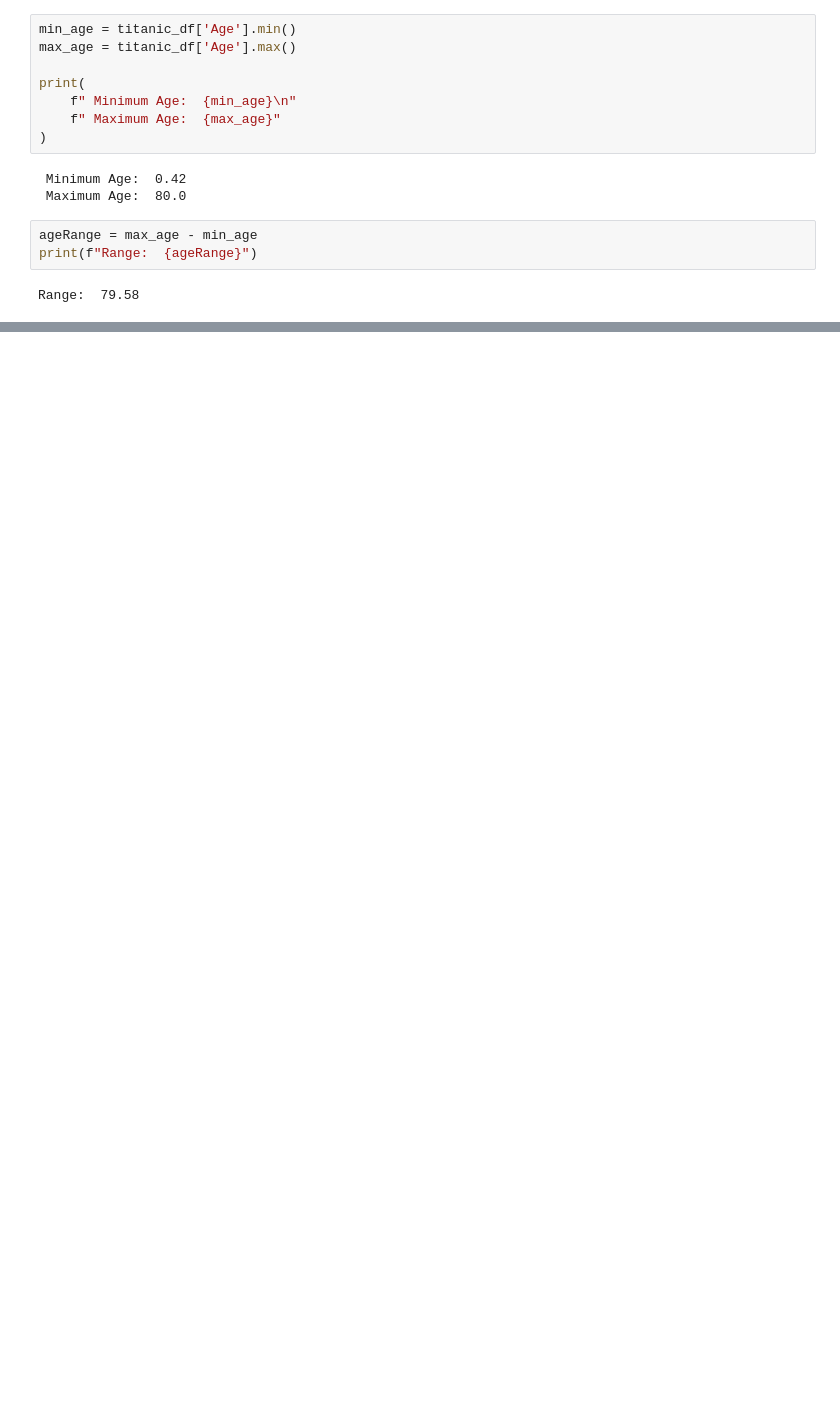
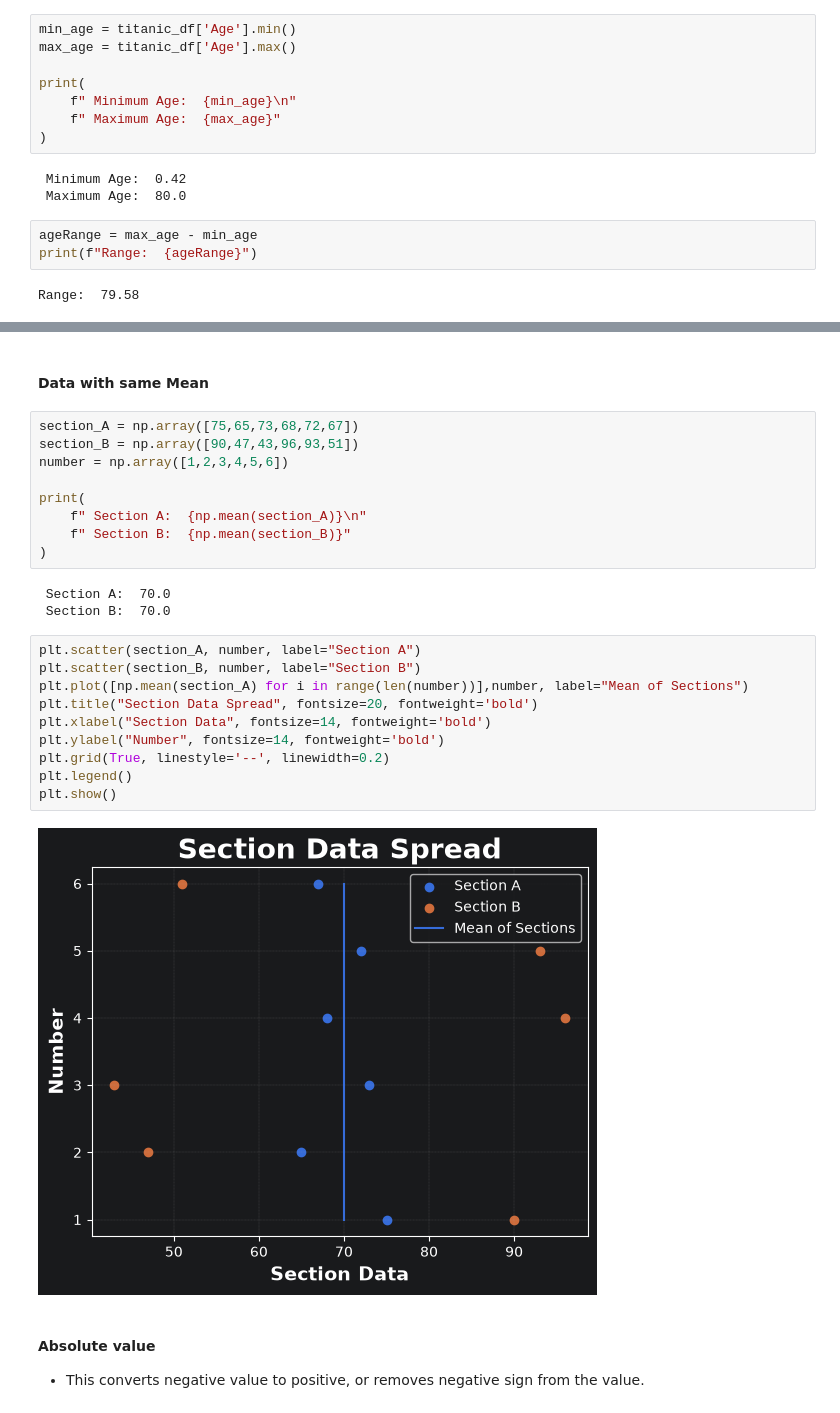
Before and after one commit to madhavrs2106/Data-Science-Notes, a Jupyter notebook: 1. Statistics/2.Measures_of_Variability.ipynb, the cells around one changed output, grey strips where cells are left out. Saved outputs shown, nothing was run; the diff lists cells and outputs as text; blank space fills up the shorter version.

```diff
--- a/1. Statistics/2.Measures_of_Variability.ipynb
+++ b/1. Statistics/2.Measures_of_Variability.ipynb
@@ -53,3 +55,33 @@ Range:  79.58
 - It gives us an idea about the variability in a dataset.
 
 <img src="images/Mean-Absolute-Deviation.png" width="500"/>
+# %% [markdown]
+#### **Data with same Mean**
+# %%
+section_A = np.array([75,65,73,68,72,67])
+section_B = np.array([90,47,43,96,93,51])
+number = np.array([1,2,3,4,5,6])
+
+print(
+    f" Section A:  {np.mean(section_A)}\n"
+    f" Section B:  {np.mean(section_B)}"
+)
+# %% [output]
+ Section A:  70.0
+ Section B:  70.0
+# %%
+plt.scatter(section_A, number, label="Section A")
+plt.scatter(section_B, number, label="Section B")
+plt.plot([np.mean(section_A) for i in range(len(number))],number, label="Mean of Sections")
+plt.title("Section Data Spread", fontsize=20, fontweight='bold')
+plt.xlabel("Section Data", fontsize=14, fontweight='bold')
+plt.ylabel("Number", fontsize=14, fontweight='bold')
+plt.grid(True, linestyle='--', linewidth=0.2)
+plt.legend()
+plt.show()
+# %% [output]
+[figure, added]
+# %% [markdown]
+#### **Absolute value**
+
+- This converts negative value to positive, or removes negative sign from the value.
```
Also changed, not shown: parts of 11 cells of this notebook, 2 other files.
